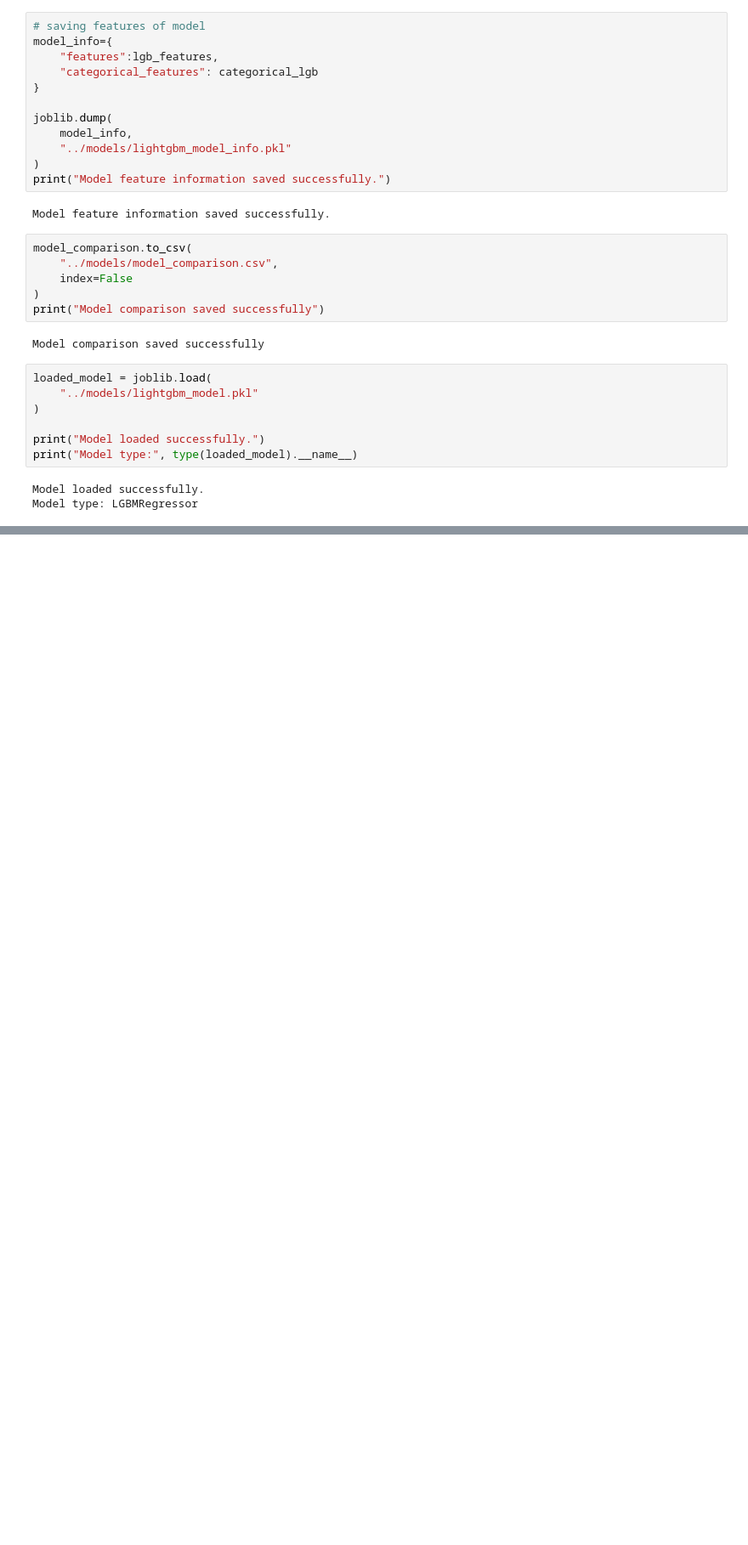
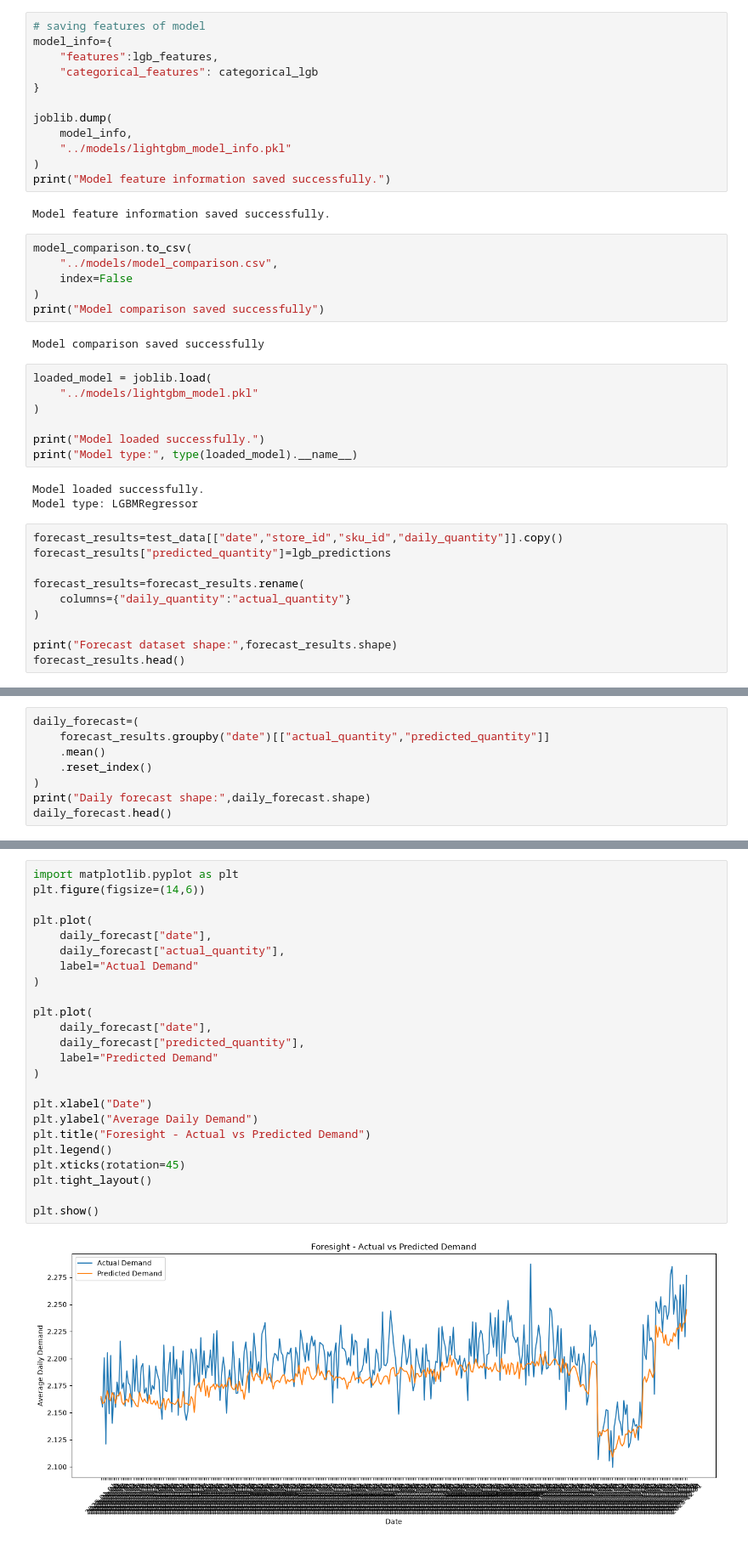
Before and after one commit to AadiJain1256/FORESIGHT-AI-Demand-Inventory-Intelligence, a Jupyter notebook: notebooks/03_modeling.ipynb, the cells around one changed output, grey strips where cells are left out. Shown at 85% size. Cells and saved outputs as stored; diff of their text form; blank space fills up the shorter version.

Commit message:
Add final forecast results and visualizations

```diff
--- a/notebooks/03_modeling.ipynb
+++ b/notebooks/03_modeling.ipynb
@@ -327,3 +327,13 @@ print("Model type:", type(loaded_model).__name__)
 # %% [output]
 Model loaded successfully.
 Model type: LGBMRegressor
+# %%
+forecast_results=test_data[["date","store_id","sku_id","daily_quantity"]].copy()
+forecast_results["predicted_quantity"]=lgb_predictions
+
+forecast_results=forecast_results.rename(
+    columns={"daily_quantity":"actual_quantity"}
+)
+
+print("Forecast dataset shape:",forecast_results.shape)
+forecast_results.head()
@@ -329,0 +348,8 @@ Model type: LGBMRegressor
+# %%
+daily_forecast=(
+    forecast_results.groupby("date")[["actual_quantity","predicted_quantity"]]
+    .mean()
+    .reset_index()
+)
+print("Daily forecast shape:",daily_forecast.shape)
+daily_forecast.head()
@@ -329,0 +377,26 @@ Model type: LGBMRegressor
+# %%
+import matplotlib.pyplot as plt
+plt.figure(figsize=(14,6))
+
+plt.plot(
+    daily_forecast["date"],
+    daily_forecast["actual_quantity"],
+    label="Actual Demand"
+)
+
+plt.plot(
+    daily_forecast["date"],
+    daily_forecast["predicted_quantity"],
+    label="Predicted Demand"
+)
+
+plt.xlabel("Date")
+plt.ylabel("Average Daily Demand")
+plt.title("Foresight - Actual vs Predicted Demand")
+plt.legend()
+plt.xticks(rotation=45)
+plt.tight_layout()
+
+plt.show()
+# %% [output]
+[figure, added]
```
Also changed, not shown: parts of 7 cells of this notebook.
